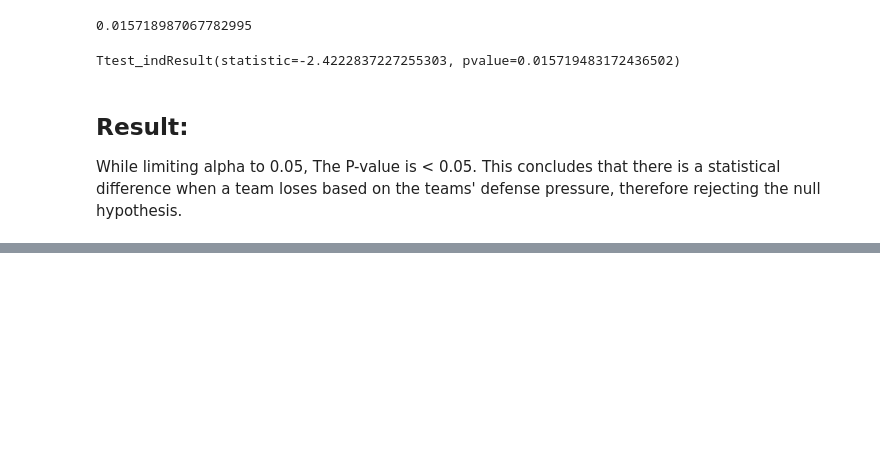
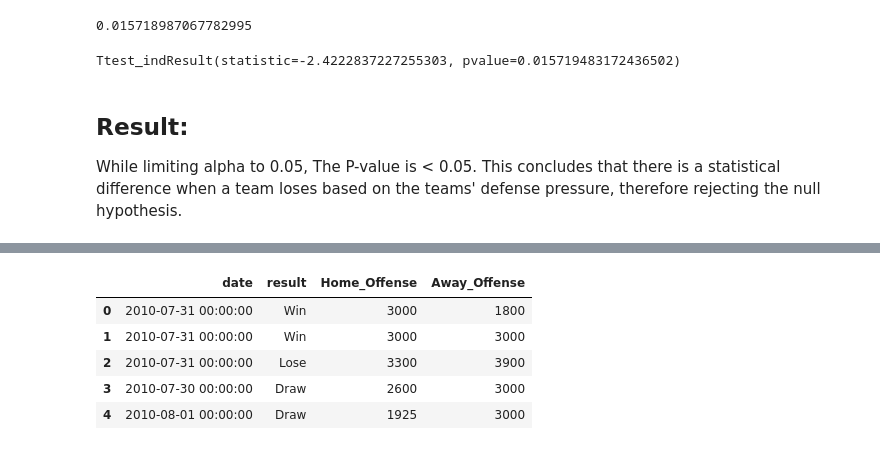
Before and after one commit to Teosoft7/DS_Project2, a Jupyter notebook: Hypothesis_Test.ipynb, the cells around one changed output, grey strips where cells are left out. Saved outputs shown, nothing was run; the diff lists cells and outputs as text; code cells hidden in the pictures; blank space fills up the shorter version.

```diff
--- a/Hypothesis_Test.ipynb
+++ b/Hypothesis_Test.ipynb
@@ -383,0 +393,31 @@ While limiting alpha to 0.05, The P-value is < 0.05. This concludes that there i
+# %%
+conn = psycopg2.connect('dbname=football')
+cur = conn.cursor()
+
+query = f"""
+SELECT M.date,
+CASE WHEN home_team_goal > away_team_goal THEN 'Win'
+     WHEN home_team_goal = away_team_goal THEN 'Draw'
+     ELSE 'Lose' END AS result,
+T.buildupplaypassing * T.chancecreationshooting AS Home_Offense,
+TT.buildupplaypassing * TT.chancecreationshooting AS Away_Offense
+FROM Match M
+JOIN Team_Attributes AS T ON M.home_team_api_id = T.team_api_id
+AND SUBSTRING(M.season, 1, 4) = SUBSTRING(T.date, 1, 4)
+JOIN Team_Attributes AS TT ON M.away_team_api_id = TT.team_api_id
+AND SUBSTRING(M.season, 1, 4) = SUBSTRING(TT.date, 1, 4)
+"""
+
+cur.execute(query)
+data = cur.fetchall()
+# %%
+df = pd.DataFrame(data)
+df.columns = ['date',  'result', 'Home_Offense', 'Away_Offense']
+df.head()
+# %% [output]
+|  | date | result | Home_Offense | Away_Offense |
+| 0 | 2010-07-31 00:00:00 | Win | 3000 | 1800 |
+| 1 | 2010-07-31 00:00:00 | Win | 3000 | 3000 |
+| 2 | 2010-07-31 00:00:00 | Lose | 3300 | 3900 |
+| 3 | 2010-07-30 00:00:00 | Draw | 2600 | 3000 |
+| 4 | 2010-08-01 00:00:00 | Draw | 1925 | 3000 |
```
Also changed, not shown: parts of 13 cells of this notebook.
